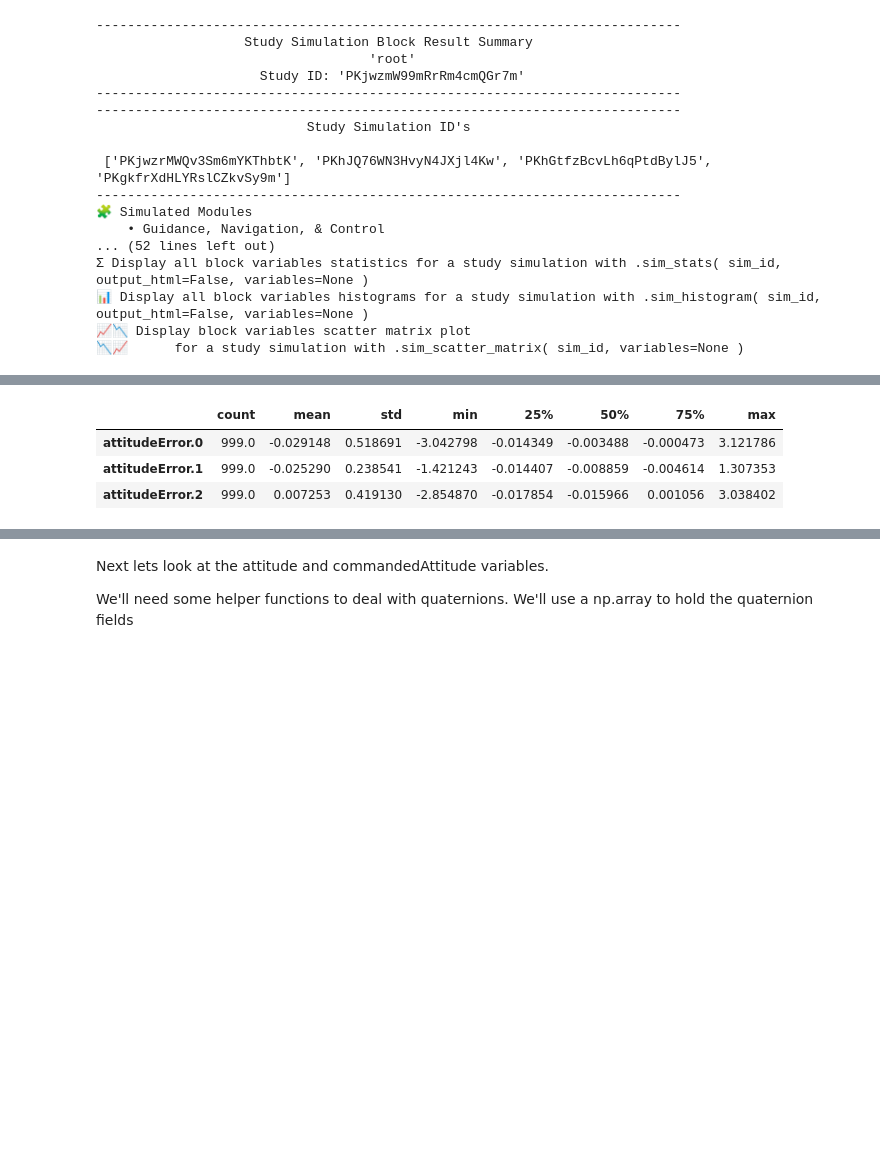
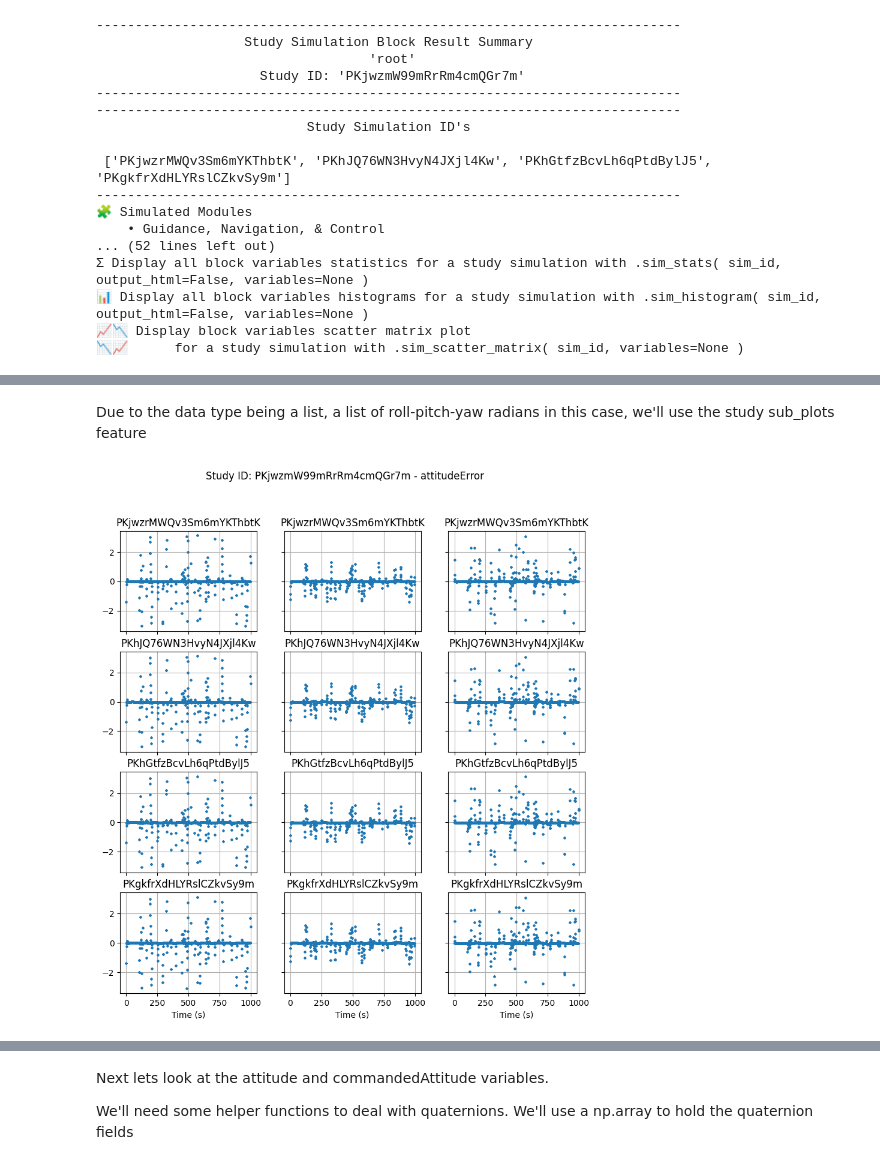
Before and after one commit to sedaro/modsim-notebooks, a Jupyter notebook: Studies/Example_Wildfire_Battery_Tradespace.ipynb, the cells around one changed output, grey strips where cells are left out. Cells and saved outputs as stored; diff of their text form; code cells hidden in the pictures; blank space fills up the shorter version.

```diff
--- a/Studies/Example_Wildfire_Battery_Tradespace.ipynb
+++ b/Studies/Example_Wildfire_Battery_Tradespace.ipynb
@@ -586,8 +568,7 @@ Since attitudeError is a list of Roll, Pitch, Yaw radians, we can **yet** plot o
+# %% [markdown]
+Due to the data type being a list, a list of roll-pitch-yaw radians in this case, we'll use the study sub_plots feature
 # %%
-# study_Wildfire_agents.blocks("root").attitudeError.plot() #- can't plot a list
-study_Wildfire_agents.blocks("root").attitudeError.sim_stats('PKjwzrMWQv3Sm6mYKThbtK')
+#study_Wildfire_agents.blocks("root").study_histogram('gnc', variables=['attitudeError'])
+study_Wildfire_agents.blocks("root").attitudeError.study_subplots(cols=3)
 # %% [output]
-|  | count | mean | std | min | 25% | 50% | 75% | max |
-| attitudeError.0 | 999.0 | -0.029148 | 0.518691 | -3.042798 | -0.014349 | -0.003488 | -0.000473 | 3.121786 |
-| attitudeError.1 | 999.0 | -0.025290 | 0.238541 | -1.421243 | -0.014407 | -0.008859 | -0.004614 | 1.307353 |
-| attitudeError.2 | 999.0 | 0.007253 | 0.419130 | -2.854870 | -0.017854 | -0.015966 | 0.001056 | 3.038402 |
+[figure, added]
```
Also changed, not shown: parts of 34 cells of this notebook.
